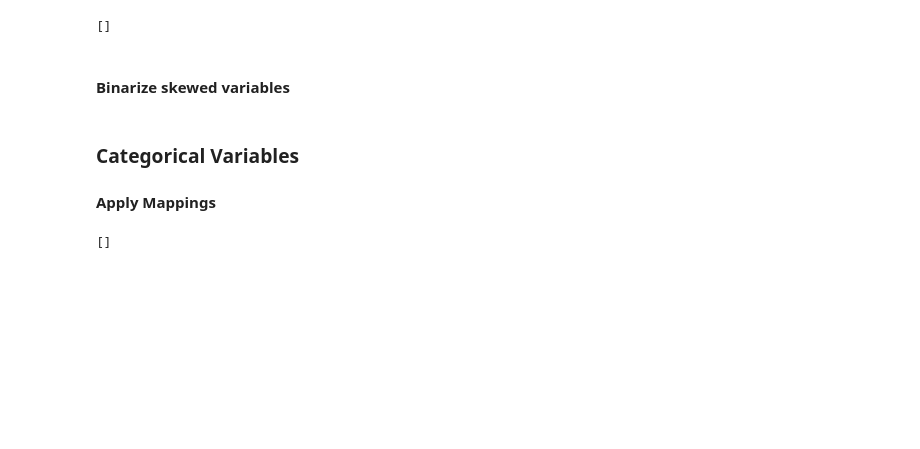
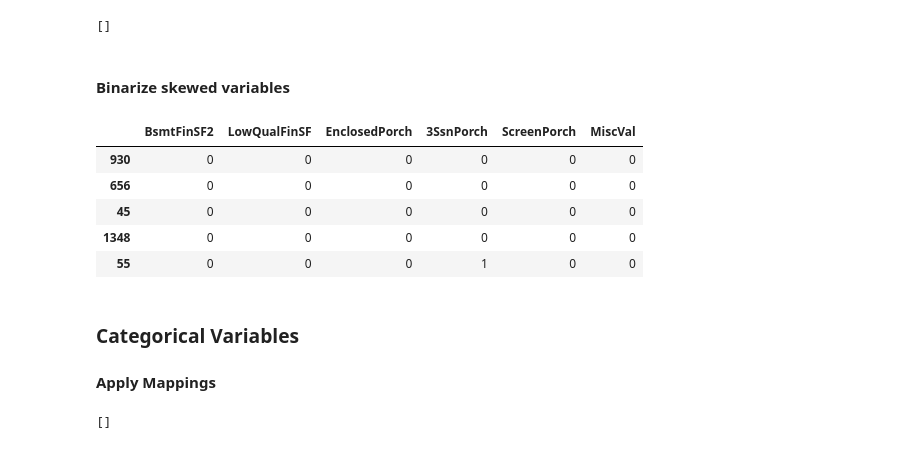
Before and after one commit to adityale1711/sale-price-houses-prediction, a Jupyter notebook: Development/[ML_Pipeline] Feature Engineering.ipynb, the cells around one changed output. Saved outputs shown, nothing was run; the diff lists cells and outputs as text; code cells hidden in the pictures; blank space fills up the shorter version.

```diff
--- a/Development/[ML_Pipeline] Feature Engineering.ipynb
+++ b/Development/[ML_Pipeline] Feature Engineering.ipynb
@@ -284,12 +297,11 @@ for var in ["LotFrontage", "1stFlrSF", "GrLivArea"]:
+# %%
+log_transformer = LogTransformer(variables=["LotFrontage", "1stFlrSF", "GrLivArea"])
+
+X_train = log_transformer.fit_transform(X_train)
+X_test = log_transformer.transform(X_test)
 # %%
 # Check that train and test set does not contain null values in the engineered variabels
 [var for var in ["LotFrontage", "1stFlrSF", "GrLivArea"] if X_train[var].isnull().sum() > 0]
 [var for var in ["LotFrontage", "1stFlrSF", "GrLivArea"] if X_test[var].isnull().sum() > 0]
 # %% [output]
 []
-# %%
-# Learn the best exponent to transform the variable to learn from the train set
-X_train['LotArea'], param = stats.yeojohnson(X_train['LotArea'])
-
-# Apply the transformation to the test set with the same parameter
-X_test['LotArea'] = stats.yeojohnson(X_test['LotArea'], lmbda=param)
@@ -295,0 +310,8 @@ X_test['LotArea'] = stats.yeojohnson(X_test['LotArea'], lmbda=param)
+# %%
+yeo_transformer = YeoJohnsonTransformer(variables=['LotArea'])
+
+X_train = yeo_transformer.fit_transform(X_train)
+X_test = yeo_transformer.transform(X_test)
+
+# learned parameter
+yeo_transformer.lambda_dict_
@@ -301,15 +325,24 @@ X_test['LotArea'] = stats.yeojohnson(X_test['LotArea'], lmbda=param)
 []
 # %% [markdown]
 #### Binarize skewed variables
-# %%
-skewed = [
-    'BsmtFinSF2', 'LowQualFinSF', 'EnclosedPorch', '3SsnPorch', 'ScreenPorch', 'MiscVal'
-]
-
-for var in skewed:
-    # Map the variable values into 0 and 1
-    X_train[var] = np.where(X_train[var] == 0, 0, 1)
-    X_test[var] = np.where(X_test[var] == 0, 0, 1)
+# %%
+skewed = [
+    'BsmtFinSF2', 'LowQualFinSF', 'EnclosedPorch', '3SsnPorch', 'ScreenPorch', 'MiscVal'
+]
+
+binarizer = SklearnTransformerWrapper(transformer=Binarizer(threshold=0), variables=skewed)
+
+X_train = binarizer.fit_transform(X_train)
+X_test = binarizer.transform(X_test)
+
+X_train[skewed].head()
+# %% [output]
+|  | BsmtFinSF2 | LowQualFinSF | EnclosedPorch | 3SsnPorch | ScreenPorch | MiscVal |
+| 930 | 0 | 0 | 0 | 0 | 0 | 0 |
+| 656 | 0 | 0 | 0 | 0 | 0 | 0 |
+| 45 | 0 | 0 | 0 | 0 | 0 | 0 |
+| 1348 | 0 | 0 | 0 | 0 | 0 | 0 |
+| 55 | 0 | 0 | 0 | 1 | 0 | 0 |
 # %% [markdown]
 ### Categorical Variables
 #### Apply Mappings
```
Also changed, not shown: parts of 28 cells of this notebook.
